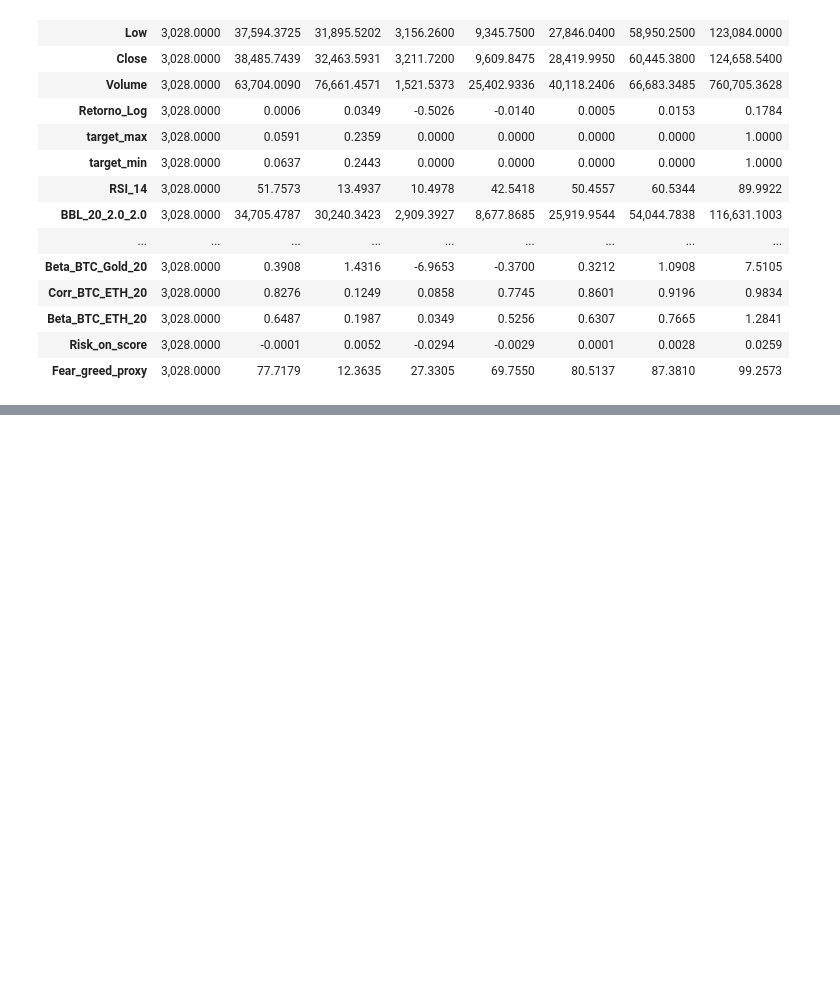
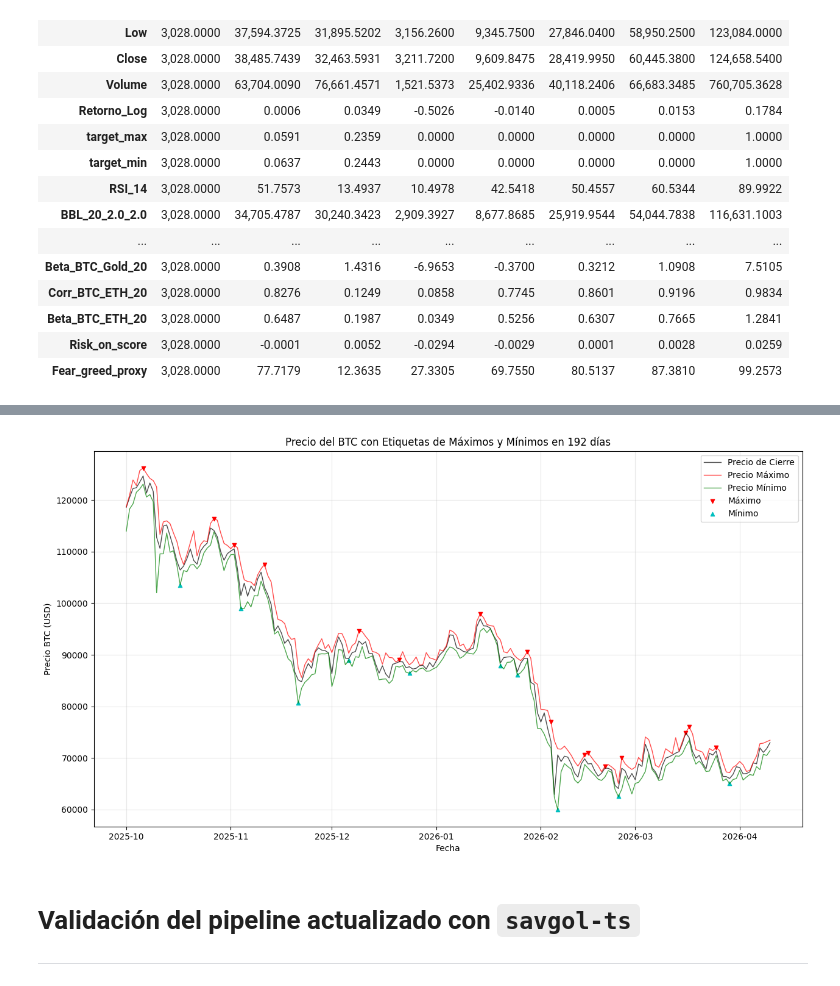
Before and after one commit to julesaccm/Apex-project, a Jupyter notebook: notebooks/EDA_Targeting_BTC.ipynb, the cells around one changed output, grey strips where cells are left out. Drawn from its saved outputs; the diff is of its cells as text; code cells hidden in the pictures; blank space fills up the shorter version.

Commit message:
feat: integra metodo etiquetado savgol-ts

```diff
--- a/notebooks/EDA_Targeting_BTC.ipynb
+++ b/notebooks/EDA_Targeting_BTC.ipynb
@@ -559,0 +556,4 @@ df.describe(include='all').T
+# %%
+test_ = labels[['High','Low','Close','max_rolling','min_rolling','max_forward','min_forward','max_savgol','min_savgol']].copy()
+
+labels_2 = etiquetar_jerarquico(test_, ventana_critica=5, cambio_minimo=0.06)
@@ -559,0 +603,11 @@ df.describe(include='all').T
+# %%
+labels_2["target_max"] = np.select(
+    [(labels_2["label_hier"] ==  2) & (labels_2["label_tipo"] == 1),
+        (labels_2["label_hier"] ==  1) & (labels_2["label_tipo"] == 1)],
+        [2,1]).astype(int)
+
+labels_2["target_min"] = np.select(
+    [(labels_2["label_hier"] ==  2) & (labels_2["label_tipo"] == -1),
+        (labels_2["label_hier"] ==  1) & (labels_2["label_tipo"] == -1)],
+        [2,1]).astype(int)
+labels_2 = labels_2.rename(columns={'target_max':f'max_sg_ts','target_min':f'min_sg_ts'})
@@ -559,0 +640,8 @@ df.describe(include='all').T
+# %%
+# savgol-ts
+graficar_extremos(labels_2, ['max_sg_ts','min_sg_ts'],'2025-10-01')
+# %% [output]
+[figure, added]
+# %% [markdown]
+# Validación del pipeline actualizado con `savgol-ts`
+---
```
Also changed, not shown: parts of 14 cells of this notebook, 3 other files.
